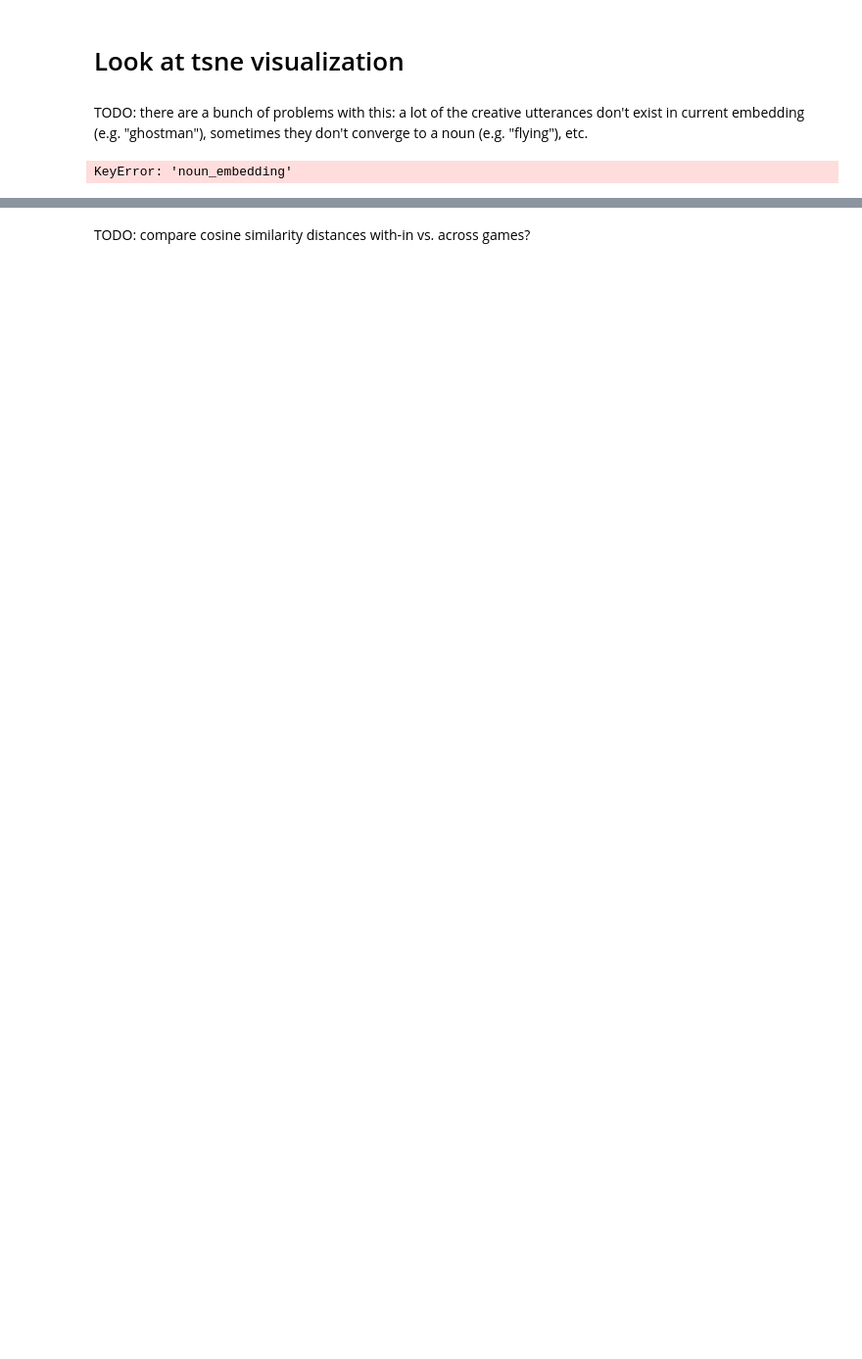
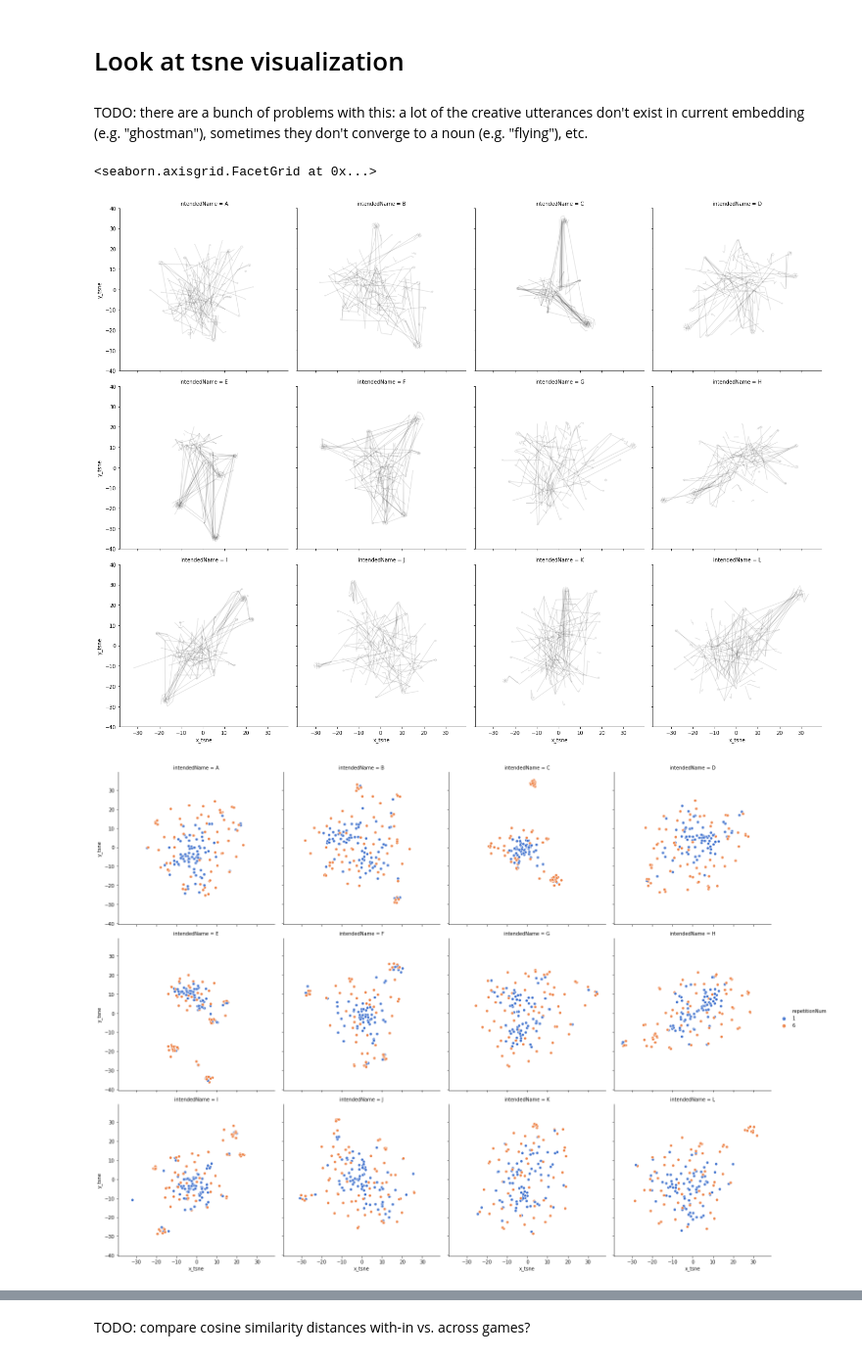
Before and after one commit to hawkrobe/tangrams, a Jupyter notebook: analysis/sequential/preprocessing_sequential.ipynb, the cells around one changed output, grey strips where cells are left out. Shown at 98% size. Saved outputs shown, nothing was run; the diff lists cells and outputs as text; code cells hidden in the pictures; blank space fills up the shorter version.

```diff
--- a/analysis/sequential/preprocessing_sequential.ipynb
+++ b/analysis/sequential/preprocessing_sequential.ipynb
@@ -646,12 +616,28 @@ def plot_embedding(X, y, title=None):
 # %% [markdown]
 TODO: there are a bunch of problems with this: a lot of the creative utterances don't exist in current embedding (e.g. "ghostman"), sometimes they don't converge to a noun (e.g. "flying"), etc.
-# %%
-#embedding_d = d.query('taskVersion == "cued" and intendedName == "A"')
-X = embedding_d[embedding_d['noun_embedding'].notna()]['noun_embedding']
-str_y = embedding_d[embedding_d['noun_embedding'].notna()]['gameid']
-str_dict = dict([(y,x+1) for x,y in enumerate(sorted(set(str_y)))])
-y = [str_dict[v] for v in str_y]
-X_tsne = tsne.fit_transform(np.stack(X.values))
-plot_embedding(X_tsne, np.array(y))
-# %% [output]
-KeyError: 'noun_embedding'
+# %%
+from sklearn.decomposition import PCA
+from sklearn.manifold import TSNE
+from sklearn.manifold import MDS
+from sklearn.decomposition import TruncatedSVD
+tsne = TSNE(n_components = 2)
+big_pca = PCA(n_components = 50)
+viz_pca = PCA(n_components = 2)
+mds = MDS(n_components=2)
+# %%
+embedding_viz = pd.DataFrame(
+    columns = ['gameid', 'intendedName', 'repetitionNum', 'x_tsne', 'y_tsne', 'x_mds', 'y_mds']
+)
+
+for name, group in meta.query('not empty').drop(['Unnamed: 0', 'empty'], 1).groupby('intendedName') :
+    tangram_inds = np.array(group.index)
+    X = feats[tangram_inds]
+    X_mds = pd.DataFrame(mds.fit_transform(X),
+                     columns = ['x_mds', 'y_mds'],
+                     index=group.index)
+
+    X_tsne = pd.DataFrame(tsne.fit_transform(big_pca.fit_transform(X)),
+                         columns = ['x_tsne', 'y_tsne'],
+                         index=group.index)
+    embedding_viz = embedding_viz.append(pd.concat([group, X_tsne, X_mds], axis = 1),
+                         ignore_index=True)
@@ -657,0 +646,14 @@ KeyError: 'noun_embedding'
+# %%
+sns.relplot(x = 'x_tsne', y = 'y_tsne', units = 'gameid', alpha = .1,
+            color = '#000000', estimator=None,
+            col="intendedName", col_wrap=4, kind = 'line',
+             data = embedding_viz)
+sns.relplot(x = 'x_tsne', y = 'y_tsne', hue = 'repetitionNum',
+                units = 'gameid', estimator=None,
+                col="intendedName", col_wrap=4, kind = 'scatter',
+                palette = sns.color_palette("muted", n_colors=2),
+             data = embedding_viz.query('repetitionNum in [1,6]'))
+# %% [output]
+<seaborn.axisgrid.FacetGrid at 0x...>
+[figure, added]
+[figure, added]
```
Also changed, not shown: parts of 17 cells of this notebook, 1 other file.
